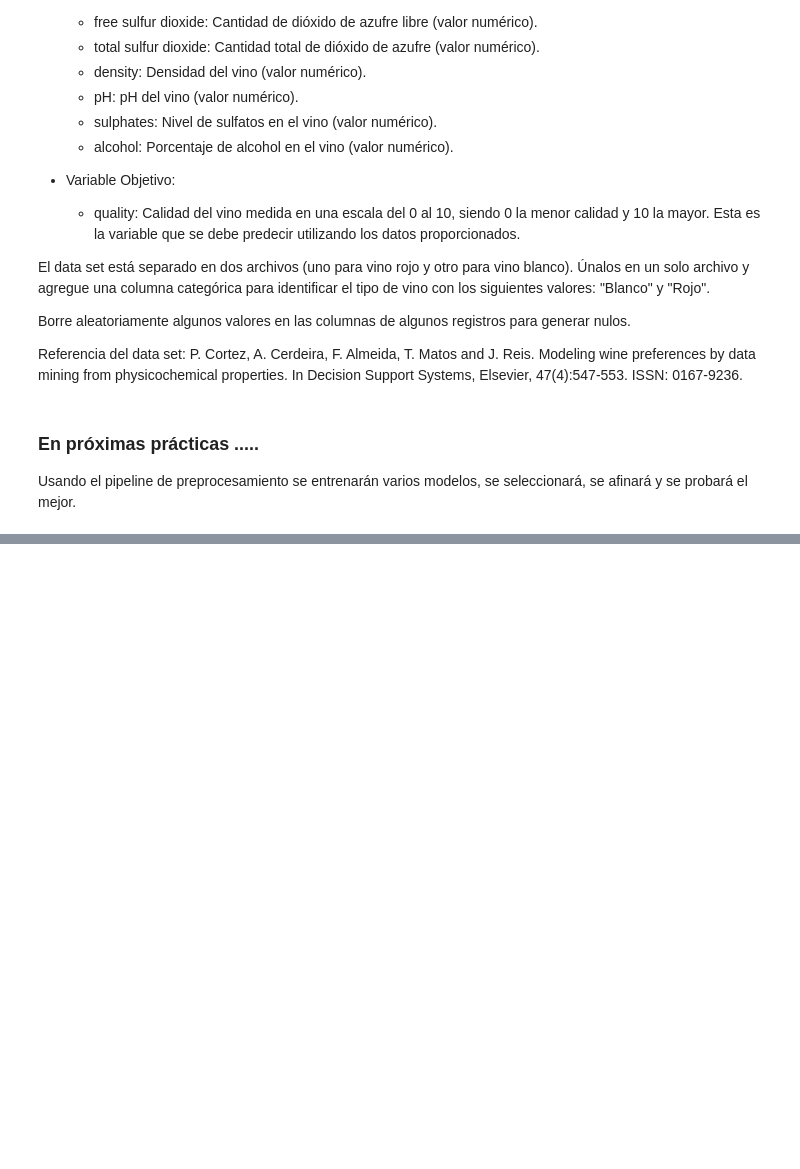
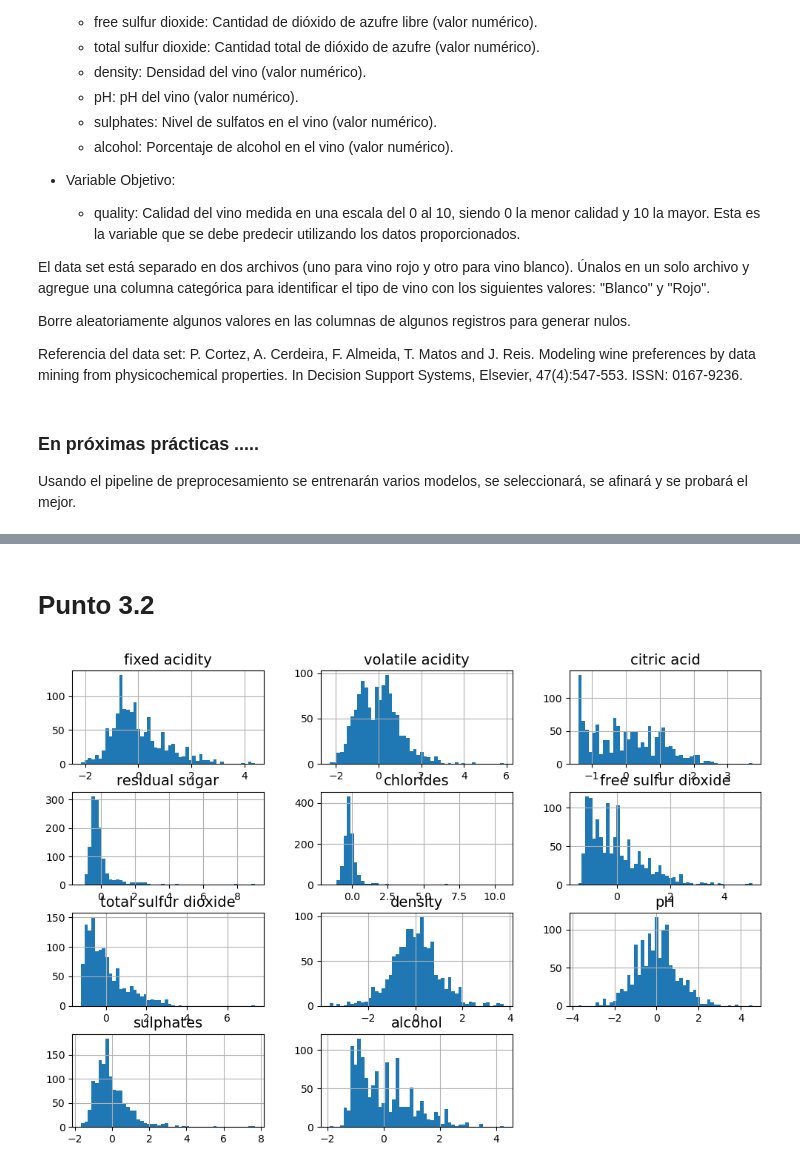
Before and after one commit to LuisDavid01/practica5-6ML, a Jupyter notebook: G7_SC707_Practica5-6_LN.ipynb, the cells around one changed output, grey strips where cells are left out. Drawn from its saved outputs; the diff is of its cells as text; code cells hidden in the pictures; blank space fills up the shorter version.

Commit message:
punto 2 y 3.1 y 3.2

```diff
--- a/G7_SC707_Practica5-6_LN.ipynb
+++ b/G7_SC707_Practica5-6_LN.ipynb
@@ -90,0 +157,37 @@ vinoBlanco.describe()
+# %% [markdown]
+# Punto 3.2
+# %%
+from sklearn.preprocessing import StandardScaler, MinMaxScaler, LabelEncoder, OneHotEncoder
+scaler_standard = StandardScaler()
+# Separamos la variable objetivo
+quality_vino_tinto = vinoRojo_train_set["quality"]
+vt = vinoRojo_train_set.drop("quality", axis=1)
+
+# Vino blanco
+quality_vino_blanco = vinoBlanco_train_set["quality"]
+vb = vinoBlanco_train_set.drop("quality", axis=1)
+
+# Escalamos los datos
+vt_train_scaled = scaler_standard.fit_transform(vt)
+vb_train_scaled = scaler_standard.fit_transform(vb)
+
+# Convertir de vuelta a DataFrame
+vt_train_scaled = pd.DataFrame(vt_train_scaled,
+                               columns=vt.columns,
+                               index=vt.index)
+
+vb_train_scaled = pd.DataFrame(vb_train_scaled,
+                               columns=vb.columns,
+                               index=vb.index)
+# %%
+plt.rc('font', size=14)
+plt.rc('axes', labelsize=14, titlesize=14)
+plt.rc('legend', fontsize=14)
+plt.rc('xtick', labelsize=10)
+plt.rc('ytick', labelsize=10)
+
+vt_train_scaled.hist(bins=50, figsize=(12, 8))
+
+plt.show()
+# %% [output]
+[figure, added]
```
Also changed, not shown: parts of 10 cells of this notebook.
